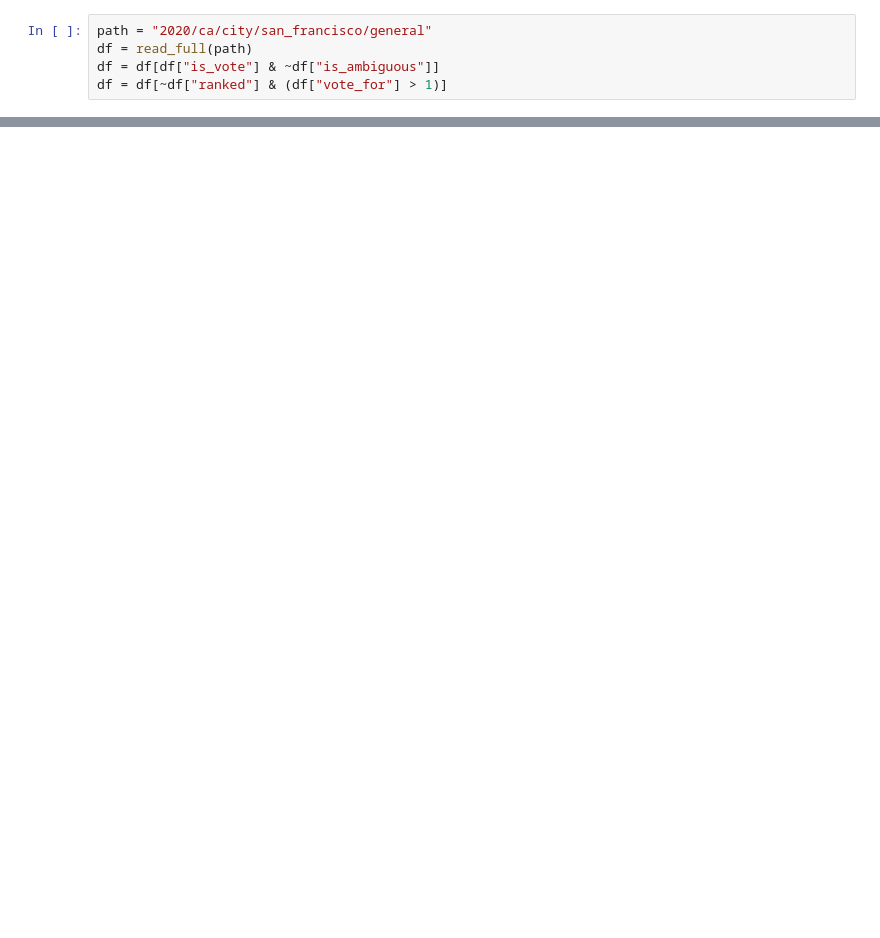
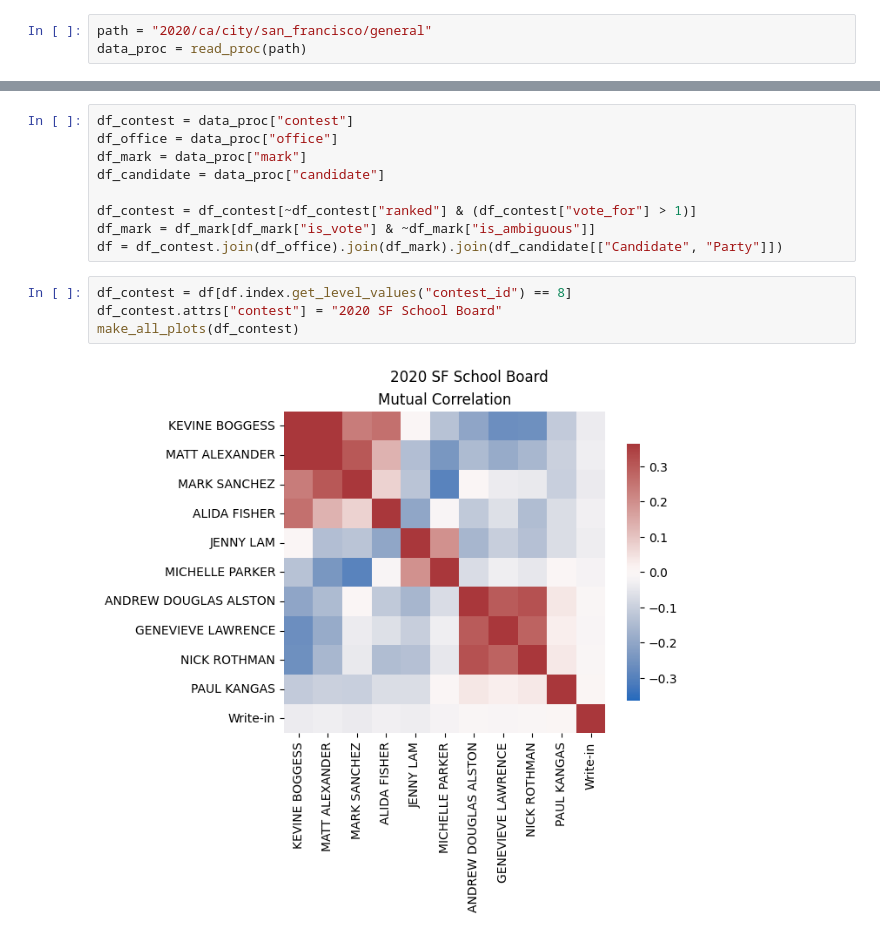
Before and after one commit to chrisroat/rcv-analysis, a Jupyter notebook: sf_analysis.ipynb, the cells around one changed output, grey strips where cells are left out. Saved outputs shown, nothing was run; the diff lists cells and outputs as text; blank space fills up the shorter version.

```diff
--- a/sf_analysis.ipynb
+++ b/sf_analysis.ipynb
@@ -9,7 +9,5 @@ import warnings
 warnings.simplefilter(action='ignore', category=FutureWarning)
 # %%
 path = "2020/ca/city/san_francisco/general"
-df = read_full(path)
-df = df[df["is_vote"] & ~df["is_ambiguous"]]
-df = df[~df["ranked"] & (df["vote_for"] > 1)]
+data_proc = read_proc(path)
 # %% [output]
@@ -25,0 +15,15 @@ go(df)
+# %%
+df_contest = data_proc["contest"]
+df_office = data_proc["office"]
+df_mark = data_proc["mark"]
+df_candidate = data_proc["candidate"]
+
+df_contest = df_contest[~df_contest["ranked"] & (df_contest["vote_for"] > 1)]
+df_mark = df_mark[df_mark["is_vote"] & ~df_mark["is_ambiguous"]]
+df = df_contest.join(df_office).join(df_mark).join(df_candidate[["Candidate", "Party"]])
+# %%
+df_contest = df[df.index.get_level_values("contest_id") == 8]
+df_contest.attrs["contest"] = "2020 SF School Board"
+make_all_plots(df_contest)
+# %% [output]
+[figure, added]
```
Also changed, not shown: parts of 5 cells of this notebook, 8 other files.
